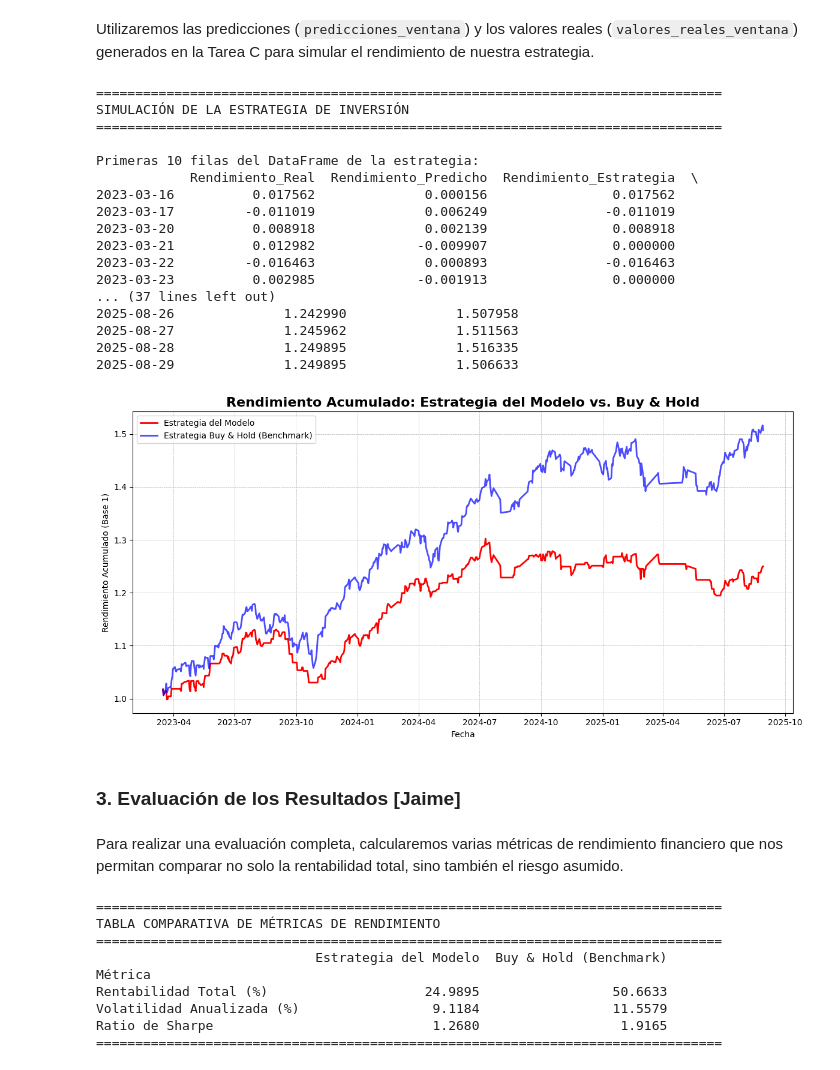
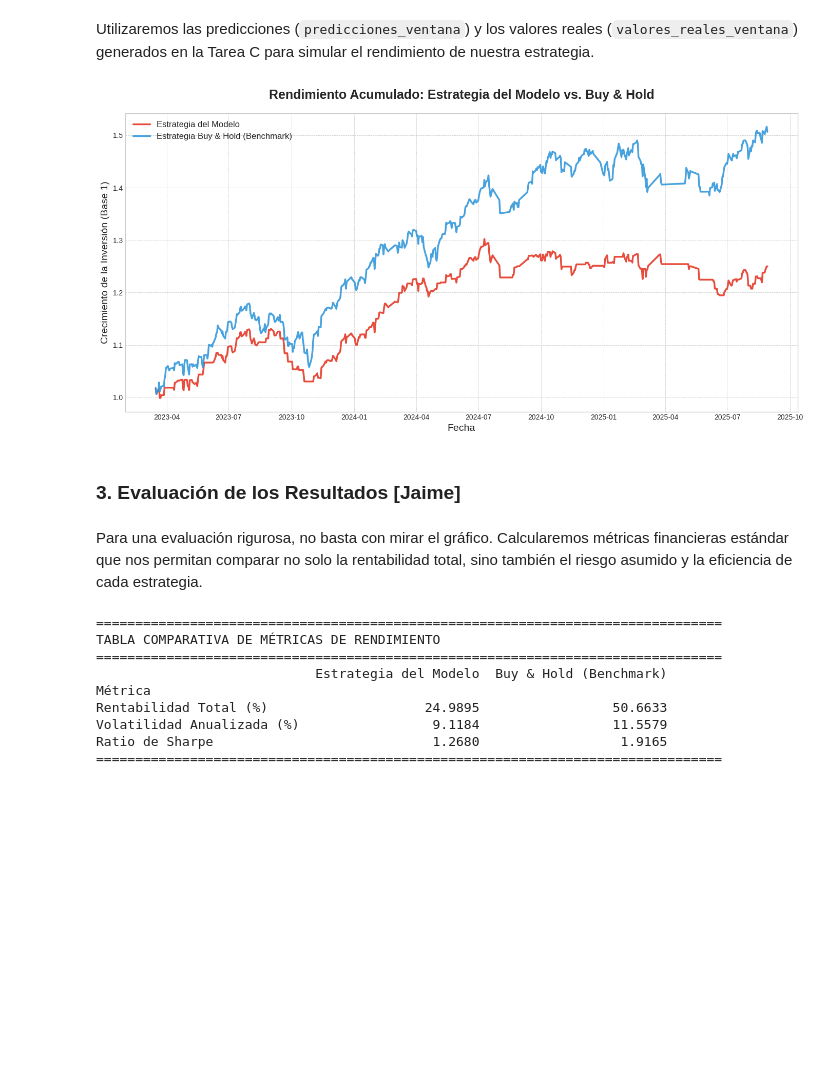
Before and after one commit to M1tr1ca/SP500-Return-Forecast-Linear-Regression, a Jupyter notebook: PL1.ipynb, the cells around one changed output. Drawn from its saved outputs; the diff is of its cells as text; code cells hidden in the pictures; blank space fills up the shorter version.

```diff
--- a/PL1.ipynb
+++ b/PL1.ipynb
@@ -1407,67 +1549,47 @@ Utilizaremos las predicciones (`predicciones_ventana`) y los valores reales (`va
 # %%
 import numpy as np
 import pandas as pd
 import matplotlib.pyplot as plt
 
-# 1. Generar los rendimientos de la estrategia
-# Si la predicción > 0, obtenemos el rendimiento real. Si no, obtenemos 0.
+# --- 1. Generar los rendimientos diarios de la estrategia ---
+# Si la predicción es positiva (>0), la estrategia obtiene el rendimiento real del mercado.
+# Si la predicción es negativa o cero (<=0), la estrategia se mantiene fuera (rendimiento 0).
 rendimientos_estrategia = np.where(predicciones_ventana > 0, valores_reales_ventana, 0)
 
-# 2. Crear un DataFrame para el análisis
+# --- 2. Crear un DataFrame para el análisis comparativo ---
 estrategia_df = pd.DataFrame({
-    'Rendimiento_Real': valores_reales_ventana,
-    'Rendimiento_Predicho': predicciones_ventana,
-    'Rendimiento_Estrategia': rendimientos_estrategia
+    'Rendimiento_Real': valores_reales_ventana,         # Rendimiento real del S&P 500 (Benchmark)
+    'Rendimiento_Predicho': predicciones_ventana,      # Predicción del modelo
+    'Rendimiento_Estrategia': rendimientos_estrategia   # Rendimiento obtenido por nuestra estrategia
 }, index=fechas_prediccion)
 
-# 3. Calcular el rendimiento acumulado para ambas estrategias
-# Se empieza con una inversión base de 1 unidad monetaria.
+# --- 3. Calcular el rendimiento acumulado para visualizar el crecimiento ---
+# Se empieza con una inversión base de 1 unidad monetaria y se ve cómo crece día a día.
 estrategia_df['Acumulado_Estrategia'] = (1 + estrategia_df['Rendimiento_Estrategia']).cumprod()
 estrategia_df['Acumulado_BuyAndHold'] = (1 + estrategia_df['Rendimiento_Real']).cumprod()
 
-# 4. Mostrar los resultados
-print("=" * 80)
-print("SIMULACIÓN DE LA ESTRATEGIA DE INVERSIÓN")
-print("=" * 80)
-print("\nPrimeras 10 filas del DataFrame de la estrategia:")
-print(estrategia_df.head(10))
-print("\nÚltimas 10 filas del DataFrame de la estrategia:")
-print(estrategia_df.tail(10))
+# --- 4. Visualización del rendimiento acumulado (Versión Mejorada) ---
+plt.style.use('seaborn-v0_8-whitegrid') # Aplica un estilo profesional
+plt.figure(figsize=(14, 7))
 
-# 5. Visualización del rendimiento acumulado
-plt.figure(figsize=(12, 6))
-plt.plot(estrategia_df.index, estrategia_df['Acumulado_Estrategia'], label='Estrategia del Modelo', color='red', linewidth=2)
-plt.plot(estrategia_df.index, estrategia_df['Acumulado_BuyAndHold'], label='Estrategia Buy & Hold (Benchmark)', color='blue', linewidth=2, alpha=0.7)
-plt.title('Rendimiento Acumulado: Estrategia del Modelo vs. Buy & Hold', fontsize=16, fontweight='bold')
-plt.xlabel('Fecha')
-plt.ylabel('Rendimiento Acumulado (Base 1)')
-plt.legend(loc='upper left')
-plt.grid(True, which='both', linestyle='--', linewidth=0.5)
+# Líneas más gruesas y con colores más definidos
+plt.plot(estrategia_df.index, estrategia_df['Acumulado_Estrategia'], label='Estrategia del Modelo', color='#e74c3c', linewidth=2.5)
+plt.plot(estrategia_df.index, estrategia_df['Acumulado_BuyAndHold'], label='Estrategia Buy & Hold (Benchmark)', color='#3498db', linewidth=2.5, alpha=0.9)
+
+# Títulos y etiquetas más grandes y en negrita para mayor claridad
+plt.title('Rendimiento Acumulado: Estrategia del Modelo vs. Buy & Hold', fontsize=18, fontweight='bold', pad=20)
+plt.xlabel('Fecha', fontsize=14)
+plt.ylabel('Crecimiento de la Inversión (Base 1)', fontsize=14)
+plt.legend(loc='upper left', fontsize=12)
+plt.grid(True, which='both', linestyle='--', linewidth=0.6)
 plt.tight_layout()
 plt.show()
 # %% [output]
-================================================================================
-SIMULACIÓN DE LA ESTRATEGIA DE INVERSIÓN
-================================================================================
-
-Primeras 10 filas del DataFrame de la estrategia:
-            Rendimiento_Real  Rendimiento_Predicho  Rendimiento_Estrategia  \
-2023-03-16          0.017562              0.000156                0.017562
-2023-03-17         -0.011019              0.006249               -0.011019
-2023-03-20          0.008918              0.002139                0.008918
-2023-03-21          0.012982             -0.009907                0.000000
-2023-03-22         -0.016463              0.000893               -0.016463
-2023-03-23          0.002985             -0.001913                0.000000
-... (37 lines left out)
-2025-08-26              1.242990              1.507958
-2025-08-27              1.245962              1.511563
-2025-08-28              1.249895              1.516335
-2025-08-29              1.249895              1.506633
-[figure, old version]
+[figure, new version]
 # %% [markdown]
 ### 3. Evaluación de los Resultados [Jaime]
 # %% [markdown]
-Para realizar una evaluación completa, calcularemos varias métricas de rendimiento financiero que nos permitan comparar no solo la rentabilidad total, sino también el riesgo asumido.
+Para una evaluación rigurosa, no basta con mirar el gráfico. Calcularemos métricas financieras estándar que nos permitan comparar no solo la rentabilidad total, sino también el riesgo asumido y la eficiencia de cada estrategia.
 # %%
 # Calcular métricas de rendimiento
 # ---------------------------------
```
Also changed, not shown: parts of 17 cells of this notebook.
